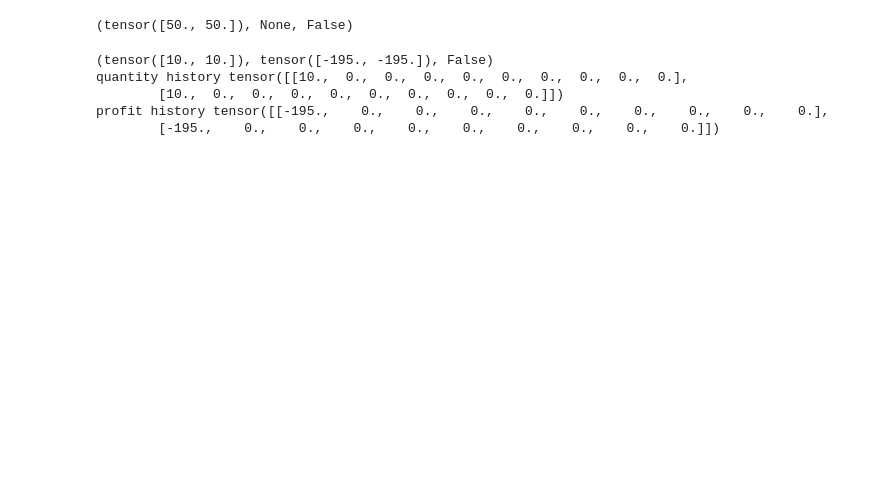
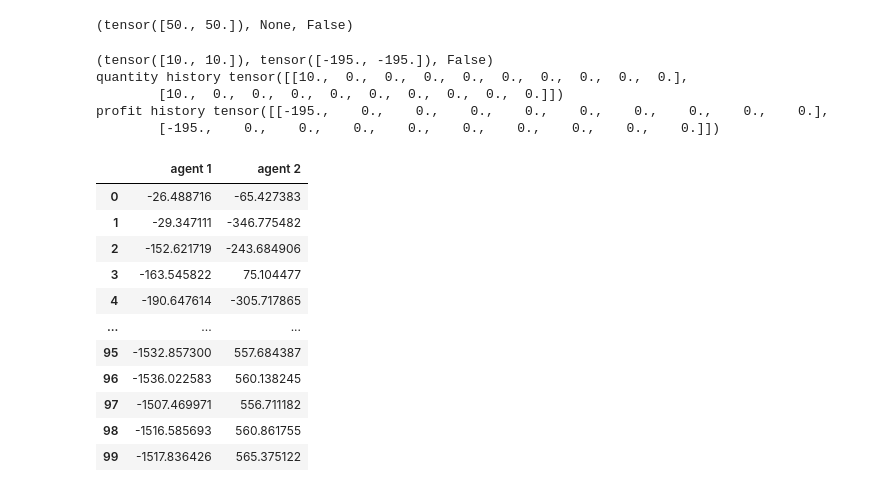
Before and after one commit to playbook1/EquiLearn_Sberg, a Jupyter notebook: classes/test.ipynb, the cells around one changed output. Drawn from its saved outputs; the diff is of its cells as text; code cells hidden in the pictures; blank space fills up the shorter version.

Commit message:
Independent Learning Model: 2 acotr critic agents

```diff
--- a/classes/test.ipynb
+++ b/classes/test.ipynb
@@ -19,46 +20,76 @@ quantity history tensor([[10.,  0.,  0.,  0.,  0.,  0.,  0.,  0.,  0.,  0.],
 profit history tensor([[-195.,    0.,    0.,    0.,    0.,    0.,    0.,    0.,    0.,    0.],
         [-195.,    0.,    0.,    0.,    0.,    0.,    0.,    0.,    0.,    0.]])
 # %%
+##################################
+# Independent Learning Algorithm #
+##################################
+
 env = ModelGameEnvironment(.5, 2, .99, 10)
 
 # Initialize actor and critic
 input_dim = 2
 
-actor = Actor(input_dim)
-critic = Critic(input_dim)
 
 # Initialize actor-critic algorithm
-agent = ActorCritic(actor, critic, .99)
+agent1 = ActorCritic(Actor(input_dim),
+                    Critic(input_dim), .90)
+
+
+agent2 = ActorCritic(Actor(input_dim),
+                    Critic(input_dim), .90)
+
+reward_memory = dict()
 
 # Training loop
-num_episodes = 1000
+num_episodes = 100
 for episode in range(num_episodes):
+    total_reward_agent1 = 0
+    total_reward_agent2 = 0
     state, _, done = env.reset()
 
 
     while not done:
         action_profile = torch.Tensor(2)
         log_probs = []
 
 
-        for _ in range(2):
-            action, log_prob = agent.select_action(state)
-            action_profile[_] = action
-            log_probs.append(log_prob)
 
+        action1, log_prob1 = agent1.sample_action(state)
+        action_profile[0] = action1
+
+
+        action2, log_prob2 = agent2.sample_action(state)
+        action_profile[1] = action2
+        log_probs.append([log_prob1,log_prob2])
 
         # Compute reward based on the action profile
         next_state, reward_tensor, done = env.step(action_profile)
+        #print(f"next state: {next_state}, reward_tensor: {reward_tensor}, done: {done}")
         reward = torch.sum(reward_tensor).item()
 
+        #for i in range(2):
+        agent1.update(state,  reward_tensor[0], log_probs[0][0], next_state)
+        total_reward_agent1 += reward_tensor[0]
+        agent2.update(state,  reward_tensor[1], log_probs[0][1], next_state)
+        total_reward_agent2 += reward_tensor[1]
 
+    #if episode % 10 == 0:
 
-        #for i in range(2):
-        agent.update(state,  reward, log_probs[0], next_state)
+    #print(f"Episode {episode} complete")
+    #print(total_reward_agent1,total_reward_agent2)
+    reward_memory[f"{episode}"] = {"agent 1": total_reward_agent1.item(), "agent 2": total_reward_agent2.item()}
 
-
-
-    if episode % 100 == 0:
-        print(f"Episode {episode} complete")
-        print(torch.sum(env.profit))
+pd.DataFrame(reward_memory).T
 # %% [output]
+|  | agent 1 | agent 2 |
+| 0 | -26.488716 | -65.427383 |
+| 1 | -29.347111 | -346.775482 |
+| 2 | -152.621719 | -243.684906 |
+| 3 | -163.545822 | 75.104477 |
+| 4 | -190.647614 | -305.717865 |
+| ... | ... | ... |
+| 95 | -1532.857300 | 557.684387 |
+| 96 | -1536.022583 | 560.138245 |
+| 97 | -1507.469971 | 556.711182 |
+| 98 | -1516.585693 | 560.861755 |
+| 99 | -1517.836426 | 565.375122 |
```
Also changed, not shown: parts of 3 cells of this notebook, 2 other files.
